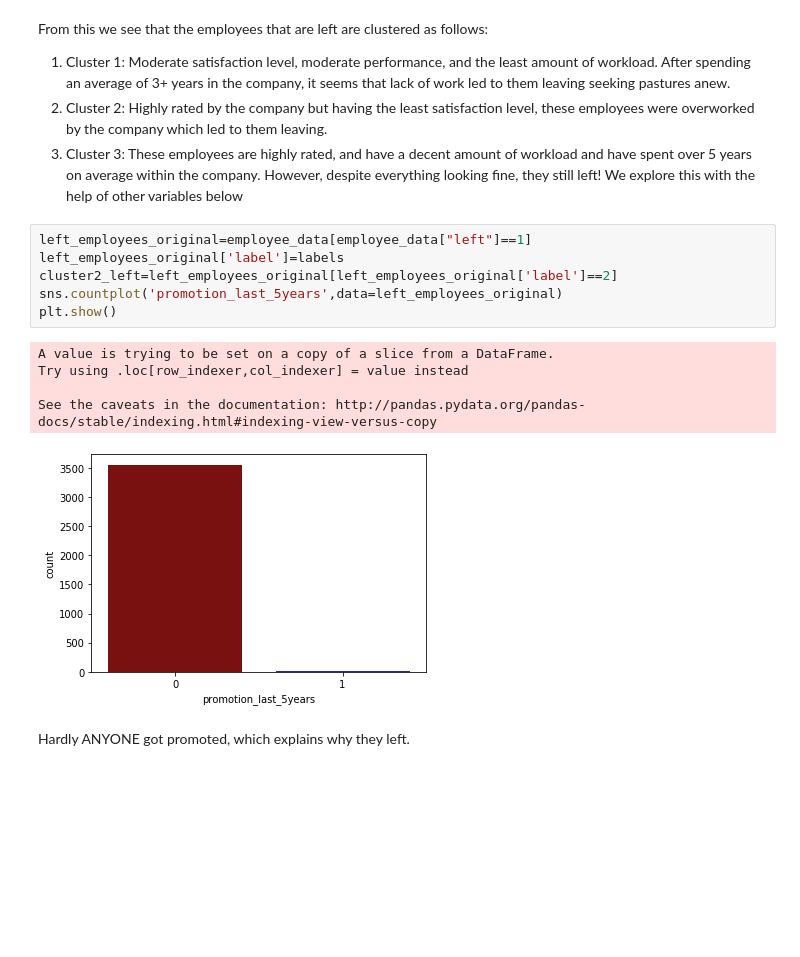
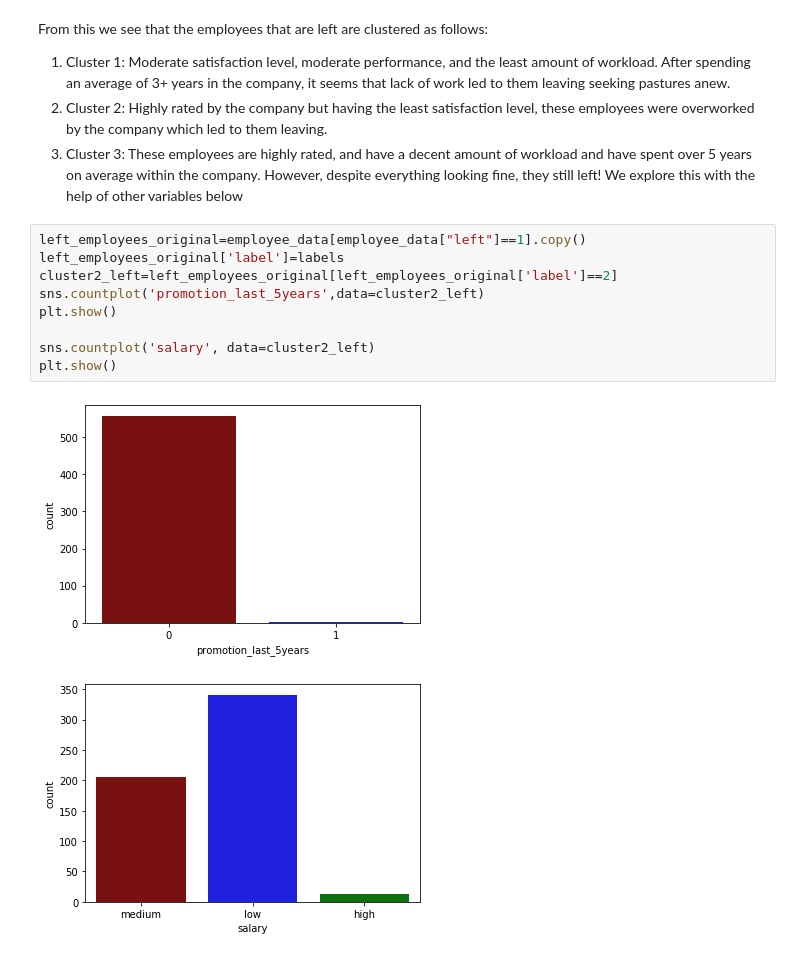
Before and after one commit to m-shahrukh/Data-Mining--Spring-2020, a Jupyter notebook: Project/HR Data Analysis/Project.ipynb, the cells around one changed output. Cells and saved outputs as stored; diff of their text form; blank space fills up the shorter version.

```diff
--- a/Project/HR Data Analysis/Project.ipynb
+++ b/Project/HR Data Analysis/Project.ipynb
@@ -101,16 +104,14 @@ From this we see that the employees that are left are clustered as follows:
 <li>Cluster 3: These employees are highly rated, and have a decent amount of workload and have spent over 5 years on average within the company. However, despite everything looking fine, they still left! We explore this with the help of other variables below
 </ol>
 # %%
-left_employees_original=employee_data[employee_data["left"]==1]
+left_employees_original=employee_data[employee_data["left"]==1].copy()
 left_employees_original['label']=labels
 cluster2_left=left_employees_original[left_employees_original['label']==2]
-sns.countplot('promotion_last_5years',data=left_employees_original)
+sns.countplot('promotion_last_5years',data=cluster2_left)
 plt.show()
+
+sns.countplot('salary', data=cluster2_left)
+plt.show()
 # %% [output]
-A value is trying to be set on a copy of a slice from a DataFrame.
-Try using .loc[row_indexer,col_indexer] = value instead
-
-See the caveats in the documentation: http://pandas.pydata.org/pandas-docs/stable/indexing.html#indexing-view-versus-copy
-[figure, old version]
+[figure, new version]
+[figure, added]
-# %% [markdown]
-Hardly ANYONE got promoted, which explains why they left.
```
Also changed, not shown: parts of 31 cells of this notebook.
